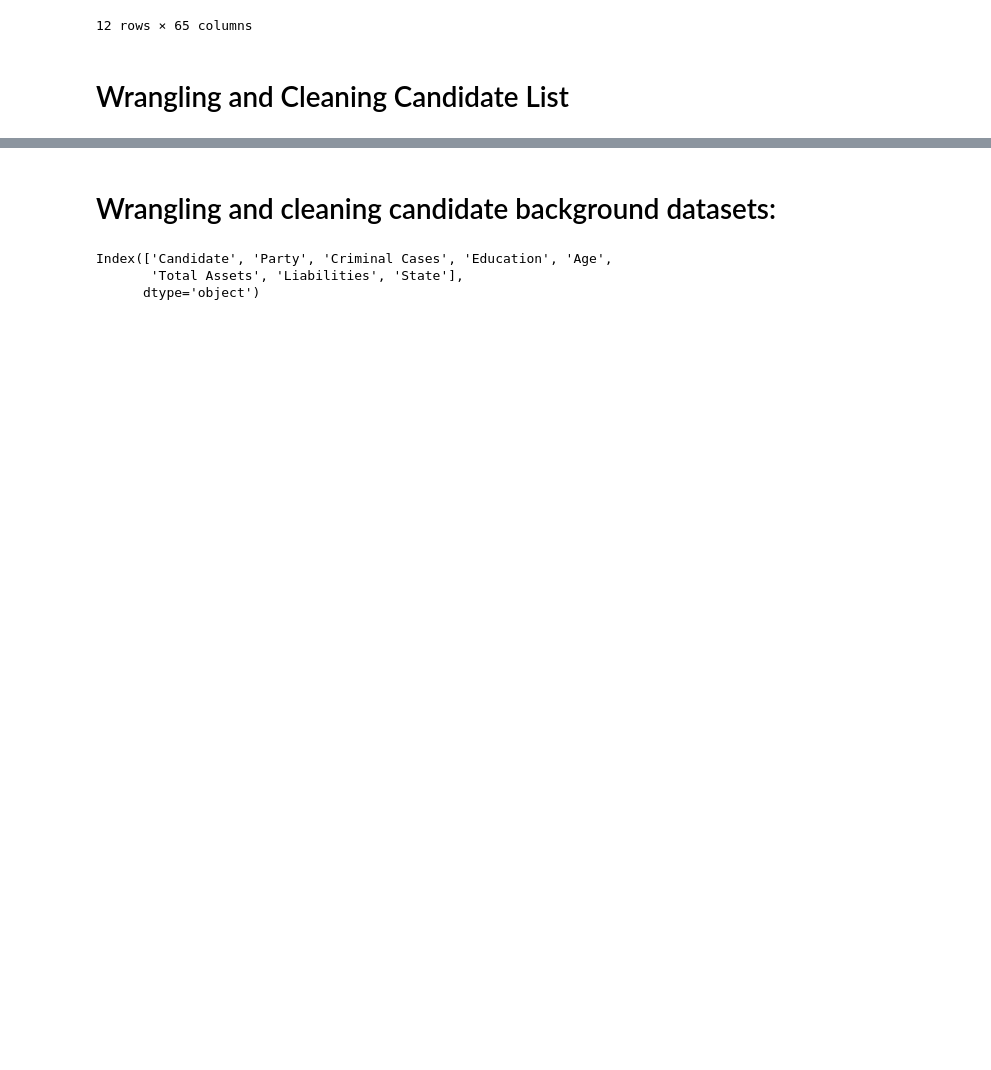
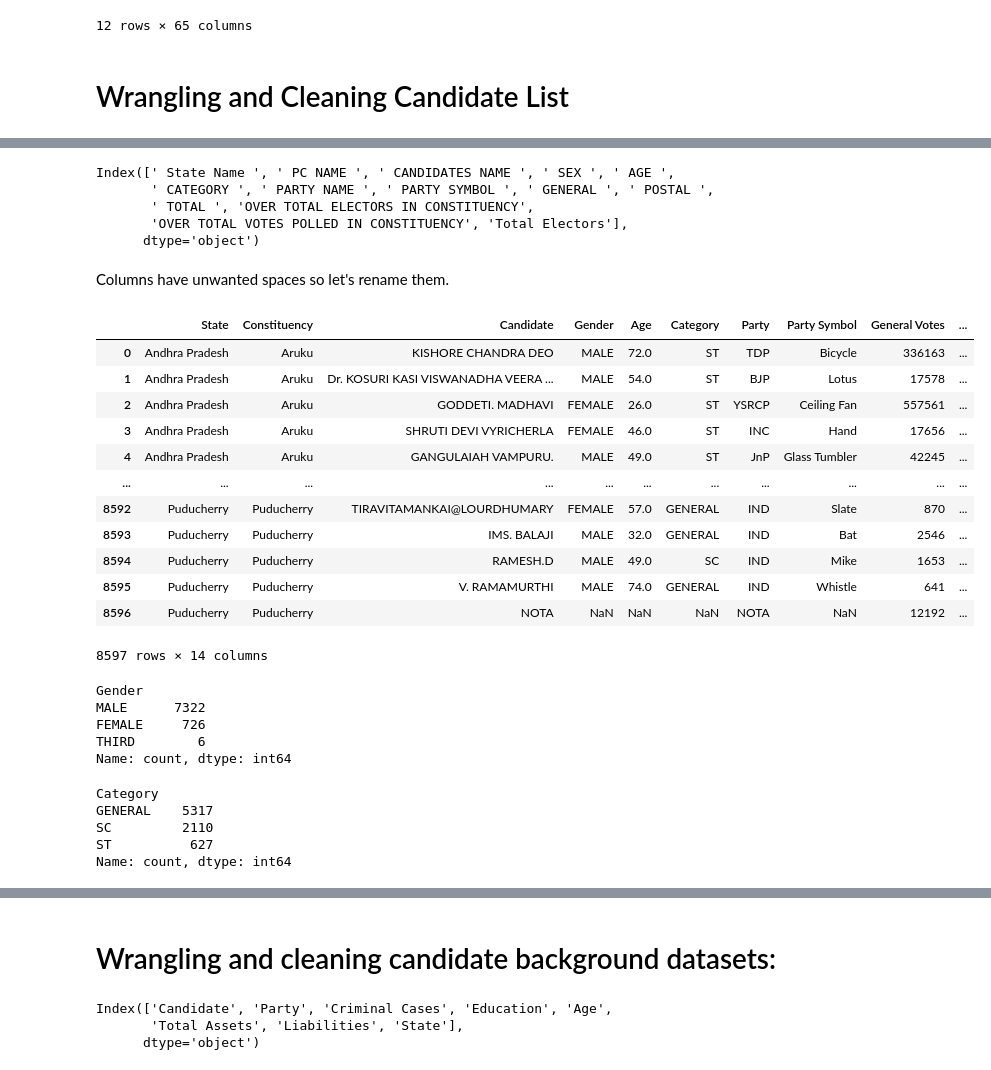
Before and after one commit to ujjwaltyagi2000/manthan, a Jupyter notebook: notebooks/4-data-cleaning.ipynb, the cells around one changed output, grey strips where cells are left out. Drawn from its saved outputs; the diff is of its cells as text; code cells hidden in the pictures; blank space fills up the shorter version.

```diff
--- a/notebooks/4-data-cleaning.ipynb
+++ b/notebooks/4-data-cleaning.ipynb
@@ -196,0 +325,4 @@ cand_list_2024.drop('Photo Link', axis=1,inplace=True)
+# %%
+# Loading datasets
+cand_list_2019 = pd.read_csv("../data/raw/all_turnout_2019.csv")
+cand_list_2024 = pd.read_csv("../data/raw/all_turnout_2024.csv")
@@ -196,0 +345,60 @@ cand_list_2024.drop('Photo Link', axis=1,inplace=True)
+# %%
+cand_list_2019.columns
+# %% [output]
+Index([' State Name ', ' PC NAME ', ' CANDIDATES NAME ', ' SEX ', ' AGE ',
+       ' CATEGORY ', ' PARTY NAME ', ' PARTY SYMBOL ', ' GENERAL ', ' POSTAL ',
+       ' TOTAL ', 'OVER TOTAL ELECTORS IN CONSTITUENCY',
+       'OVER TOTAL VOTES POLLED IN CONSTITUENCY', 'Total Electors'],
+      dtype='object')
+# %% [markdown]
+Columns have unwanted spaces so let's rename them.
+# %%
+cand_list_2019.rename(columns={
+    ' State Name ': 'State',
+    ' PC NAME ' : 'Constituency',
+    ' CANDIDATES NAME ' : 'Candidate',
+    ' SEX ': 'Gender',
+    ' AGE ': 'Age',
+    ' CATEGORY ': 'Category',
+    ' PARTY NAME ': 'Party',
+    ' PARTY SYMBOL ': 'Party Symbol',
+    ' GENERAL ': 'General Votes',
+    ' POSTAL ': 'Postal Votes',
+    ' TOTAL ': 'Total Votes',
+    'OVER TOTAL ELECTORS IN CONSTITUENCY': 'Over Total Electors in Constituency (%)',
+    'OVER TOTAL VOTES POLLED IN CONSTITUENCY': 'Over Total Votes Polled in Constituency (%)'},
+    inplace=True
+)
+cand_list_2019
+# %% [output]
+|  | State | Constituency | Candidate | Gender | Age | Category | Party | Party Symbol | General Votes | ... |
+| 0 | Andhra Pradesh | Aruku | KISHORE CHANDRA DEO | MALE | 72.0 | ST | TDP | Bicycle | 336163 | ... |
+| 1 | Andhra Pradesh | Aruku | Dr. KOSURI KASI VISWANADHA VEERA ... | MALE | 54.0 | ST | BJP | Lotus | 17578 | ... |
+| 2 | Andhra Pradesh | Aruku | GODDETI. MADHAVI | FEMALE | 26.0 | ST | YSRCP | Ceiling Fan | 557561 | ... |
+| 3 | Andhra Pradesh | Aruku | SHRUTI DEVI VYRICHERLA | FEMALE | 46.0 | ST | INC | Hand | 17656 | ... |
+| 4 | Andhra Pradesh | Aruku | GANGULAIAH VAMPURU. | MALE | 49.0 | ST | JnP | Glass Tumbler | 42245 | ... |
+| ... | ... | ... | ... | ... | ... | ... | ... | ... | ... | ... |
+| 8592 | Puducherry | Puducherry | TIRAVITAMANKAI@LOURDHUMARY | FEMALE | 57.0 | GENERAL | IND | Slate | 870 | ... |
+| 8593 | Puducherry | Puducherry | IMS. BALAJI | MALE | 32.0 | GENERAL | IND | Bat | 2546 | ... |
+| 8594 | Puducherry | Puducherry | RAMESH.D | MALE | 49.0 | SC | IND | Mike | 1653 | ... |
+| 8595 | Puducherry | Puducherry | V. RAMAMURTHI | MALE | 74.0 | GENERAL | IND | Whistle | 641 | ... |
+| 8596 | Puducherry | Puducherry | NOTA | NaN | NaN | NaN | NOTA | NaN | 12192 | ... |
+8597 rows × 14 columns
+# %%
+# gender = cand_list_2019['Gender'].value_counts()
+# gender
+cand_list_2019['Gender'].value_counts()
+# %% [output]
+Gender
+MALE      7322
+FEMALE     726
+THIRD        6
+Name: count, dtype: int64
+# %%
+cand_list_2019['Category'].value_counts()
+# %% [output]
+Category
+GENERAL    5317
+SC         2110
+ST          627
+Name: count, dtype: int64
```
Also changed, not shown: parts of 134 cells of this notebook, 1 other file.
